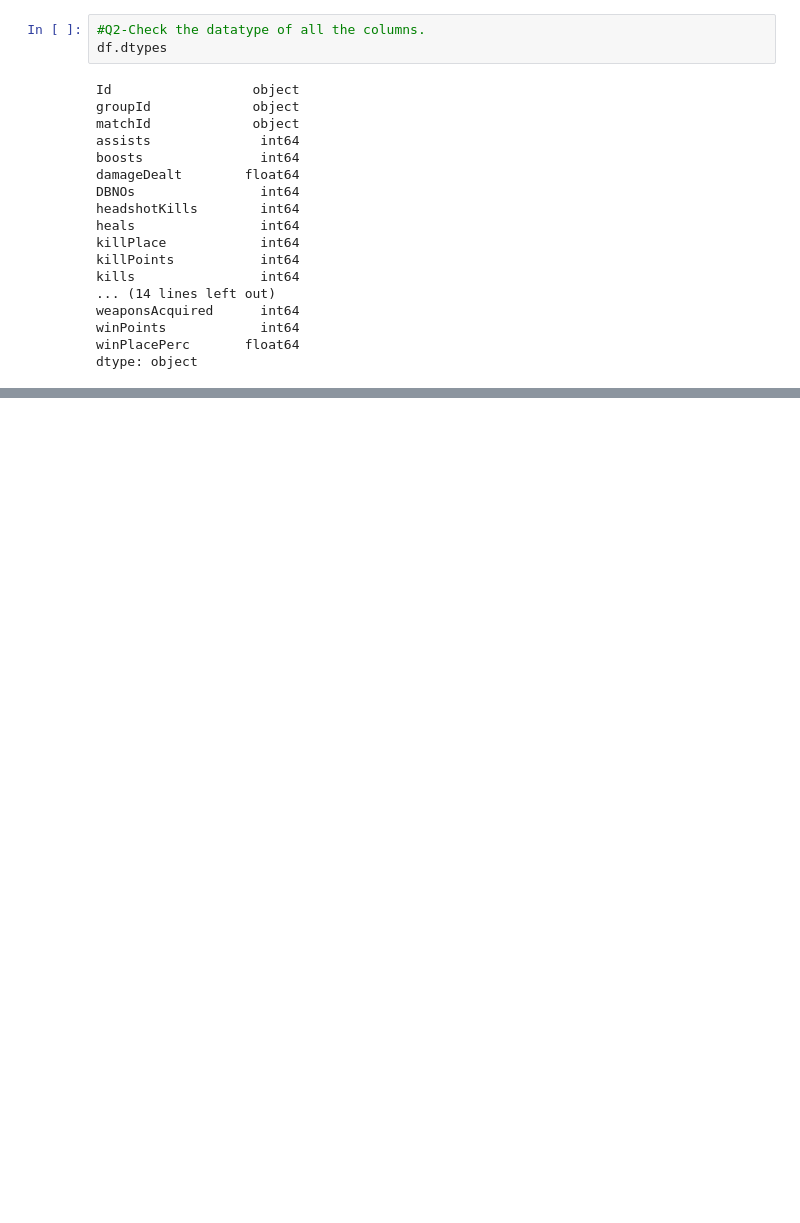
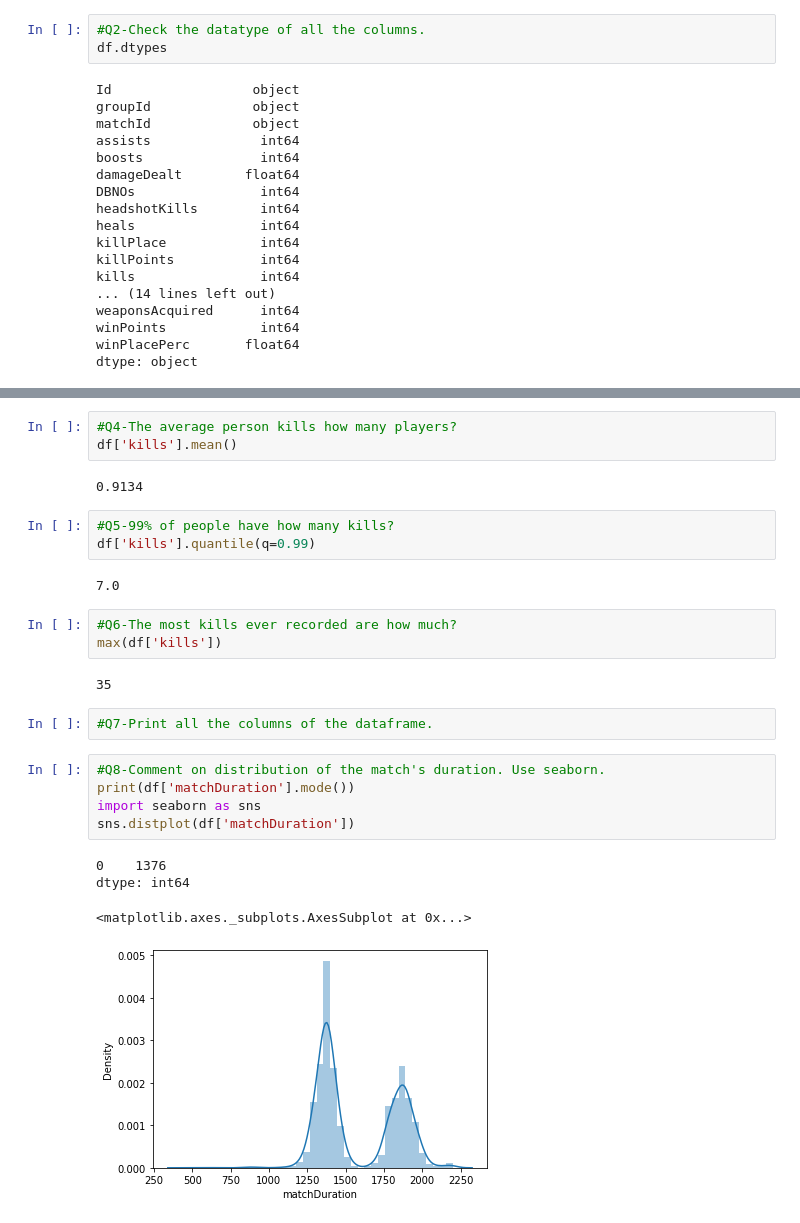
Before and after one commit to harishvenkatram/data-science-101-b1-Nov20, a Jupyter notebook: Project 1.ipynb, the cells around one changed output, grey strips where cells are left out. Saved outputs shown, nothing was run; the diff lists cells and outputs as text; blank space fills up the shorter version.

```diff
--- a/Project 1.ipynb
+++ b/Project 1.ipynb
@@ -37,0 +49,27 @@ dtype: object
+# %%
+#Q4-The average person kills how many players?
+df['kills'].mean()
+# %% [output]
+0.9134
+# %%
+#Q5-99% of people have how many kills?
+df['kills'].quantile(q=0.99)
+# %% [output]
+7.0
+# %%
+#Q6-The most kills ever recorded are how much?
+max(df['kills'])
+# %% [output]
+35
+# %%
+#Q7-Print all the columns of the dataframe.
+# %%
+#Q8-Comment on distribution of the match's duration. Use seaborn.
+print(df['matchDuration'].mode())
+import seaborn as sns
+sns.distplot(df['matchDuration'])
+# %% [output]
+0    1376
+dtype: int64
+<matplotlib.axes._subplots.AxesSubplot at 0x...>
+[figure, added]
```
Also changed, not shown: parts of 13 cells of this notebook.
